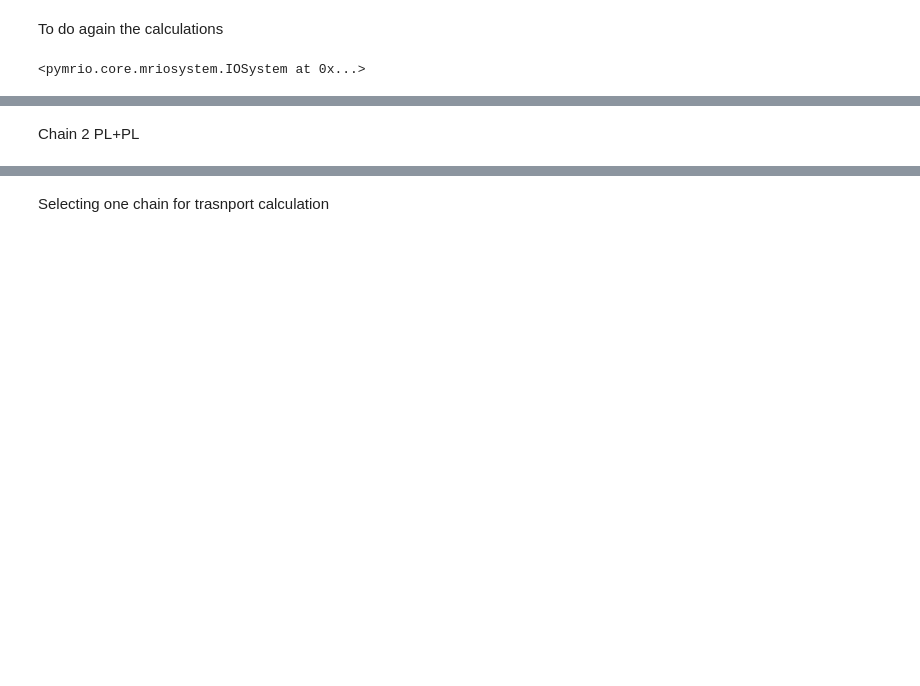
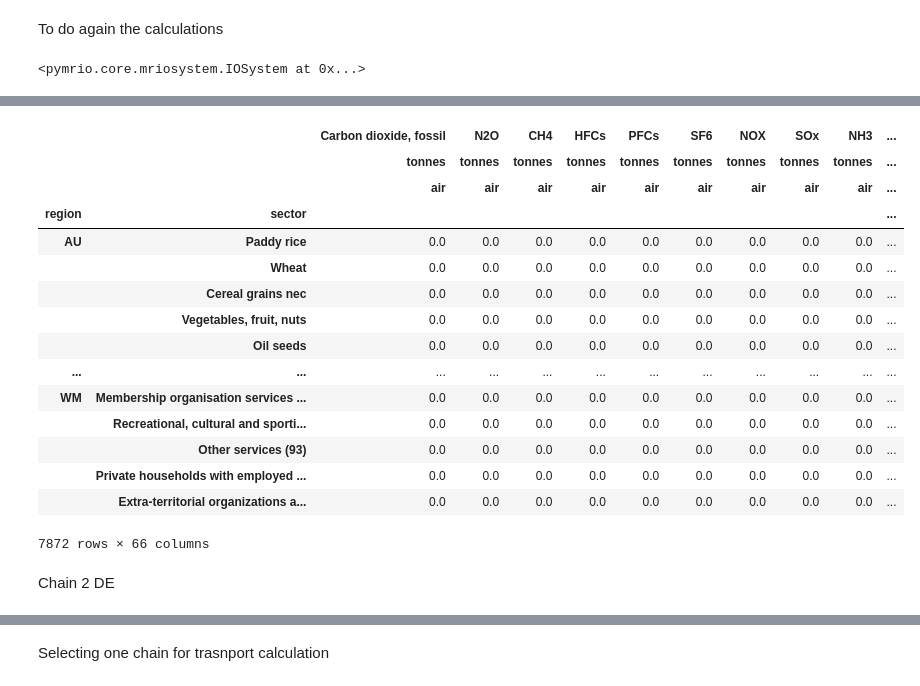
Before and after one commit to Martinez-Hernando/Exiobase_EU_ETS, a Jupyter notebook: Code_Exiobase_EU_ETS.ipynb, the cells around one changed output, grey strips where cells are left out. Drawn from its saved outputs; the diff is of its cells as text; code cells hidden in the pictures; blank space fills up the shorter version.

```diff
--- a/Code_Exiobase_EU_ETS.ipynb
+++ b/Code_Exiobase_EU_ETS.ipynb
@@ -234,0 +237,3 @@ False
+# %%
+Y_new=exio3318.Y.mul(vector_lambda, axis=0)
+Y_new.isna().values.any() #To check all data is ok, it has to be false
@@ -309,14 +265,12 @@ Chain 1 WL+CN
 # %%
-country_mining_1=input('Which country is doing mining?) ISO-2 code')
 country_metal_1=input('Which country is doing metallurgy?) ISO-2 code')
 mining='Copper ores and concentrates'
 metal='Copper products'
 
-impact_mining_1=exio3318.emissions.S*exio3318.L.loc[:,(country_mining_1,mining)]
-impact_mining_1=impact_mining_1.T
-impact_mining_1
+impact_metal_1t=exio3318.emissions.S*exio3318.L.loc[:,(country_metal_1,metal)]
+impact_metal_1t=impact_metal_1t.T
 
-impact_metal_1=exio3318.emissions.S*exio3318.L.loc[:,(country_metal_1,metal)]
-impact_metal_1=impact_metal_1.T
-impact_metal_1.loc[(country_mining_1, mining),:]=0
-impact_metal_1
+impact_mining_1=impact_metal_1t.copy()
+impact_mining_1.loc[impact_mining_1.index.get_level_values("sector") != mining, :] = 0
+impact_metal_1=impact_metal_1t.copy()
+impact_metal_1.loc[impact_metal_1.index.get_level_values("sector") == mining, :] = 0
@@ -369,0 +303,21 @@ Name: (Carbon dioxide, fossil, tonnes, air), dtype: float64
+# %%
+impact_mining_trucks=impact_mining_1.copy()
+impact_mining_trucks.values[:]= 0
+impact_mining_trucks
+# %% [output]
+|  |  | Carbon dioxide, fossil | N2O | CH4 | HFCs | PFCs | SF6 | NOX | SOx | NH3 | ... |
+|  |  | tonnes | tonnes | tonnes | tonnes | tonnes | tonnes | tonnes | tonnes | tonnes | ... |
+|  |  | air | air | air | air | air | air | air | air | air | ... |
+| region | sector |  |  |  |  |  |  |  |  |  | ... |
+| AU | Paddy rice | 0.0 | 0.0 | 0.0 | 0.0 | 0.0 | 0.0 | 0.0 | 0.0 | 0.0 | ... |
+|  | Wheat | 0.0 | 0.0 | 0.0 | 0.0 | 0.0 | 0.0 | 0.0 | 0.0 | 0.0 | ... |
+|  | Cereal grains nec | 0.0 | 0.0 | 0.0 | 0.0 | 0.0 | 0.0 | 0.0 | 0.0 | 0.0 | ... |
+|  | Vegetables, fruit, nuts | 0.0 | 0.0 | 0.0 | 0.0 | 0.0 | 0.0 | 0.0 | 0.0 | 0.0 | ... |
+|  | Oil seeds | 0.0 | 0.0 | 0.0 | 0.0 | 0.0 | 0.0 | 0.0 | 0.0 | 0.0 | ... |
+| ... | ... | ... | ... | ... | ... | ... | ... | ... | ... | ... | ... |
+| WM | Membership organisation services ... | 0.0 | 0.0 | 0.0 | 0.0 | 0.0 | 0.0 | 0.0 | 0.0 | 0.0 | ... |
+|  | Recreational, cultural and sporti... | 0.0 | 0.0 | 0.0 | 0.0 | 0.0 | 0.0 | 0.0 | 0.0 | 0.0 | ... |
+|  | Other services (93) | 0.0 | 0.0 | 0.0 | 0.0 | 0.0 | 0.0 | 0.0 | 0.0 | 0.0 | ... |
+|  | Private households with employed ... | 0.0 | 0.0 | 0.0 | 0.0 | 0.0 | 0.0 | 0.0 | 0.0 | 0.0 | ... |
+|  | Extra-territorial organizations a... | 0.0 | 0.0 | 0.0 | 0.0 | 0.0 | 0.0 | 0.0 | 0.0 | 0.0 | ... |
+7872 rows × 66 columns
@@ -373,3 +340,3 @@ impact_metal_1.to_csv(f'{country_metal_1}_{metal}.txt', sep='\t', index=True, he
 # %% [markdown]
-Chain 2 PL+PL
+Chain 2 DE
 # %%
```
Also changed, not shown: parts of 64 cells of this notebook.
